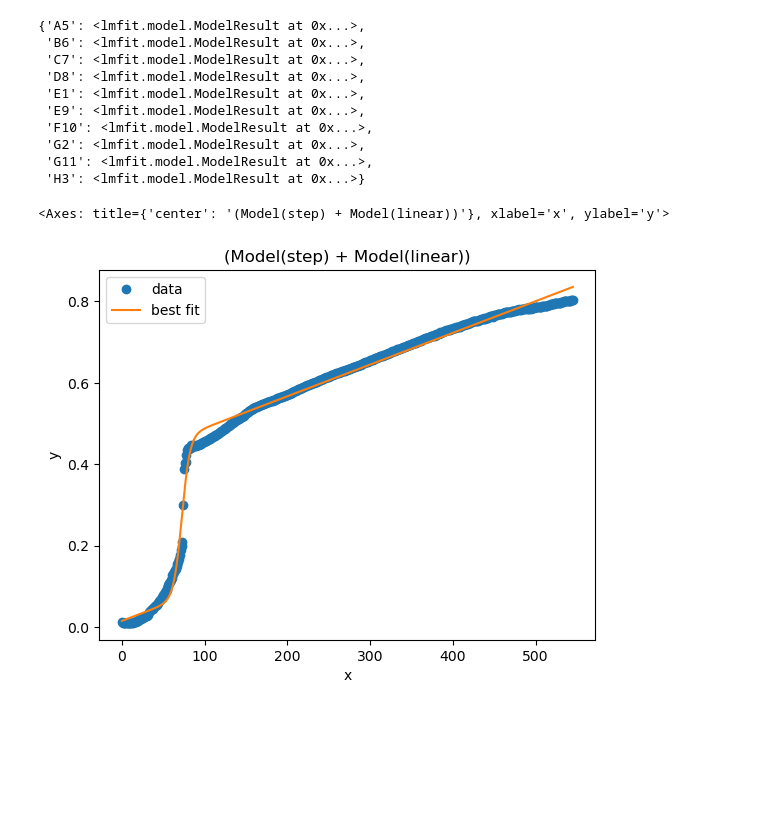
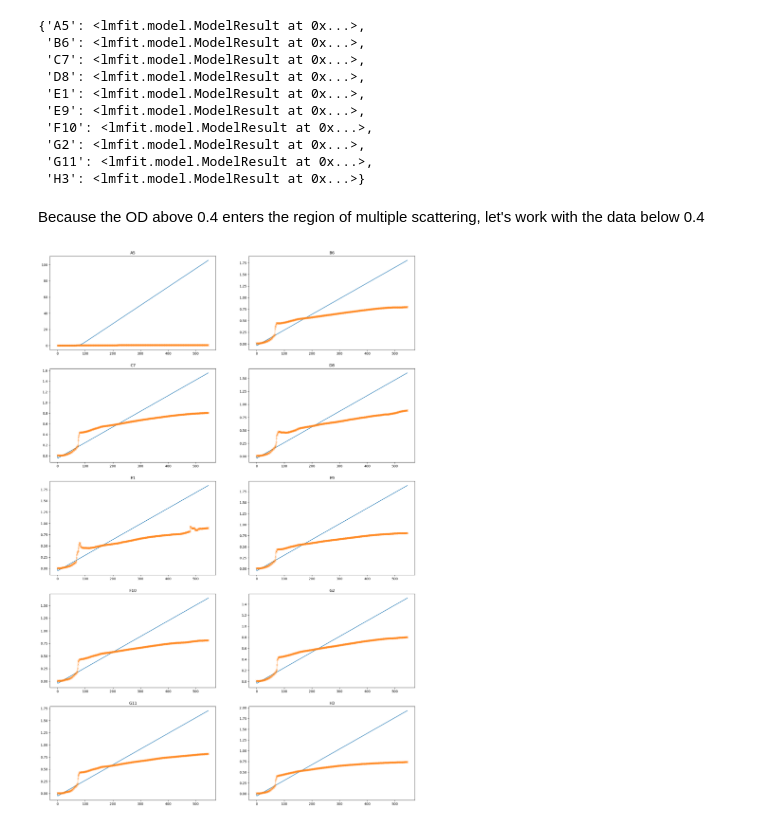
Before and after one commit to mpedraza98/trna, a Jupyter notebook: Fit_growth_curve.ipynb, the cells around one changed output. Drawn from its saved outputs; the diff is of its cells as text; code cells hidden in the pictures; blank space fills up the shorter version.

```diff
--- a/Fit_growth_curve.ipynb
+++ b/Fit_growth_curve.ipynb
@@ -86,14 +171,17 @@ plt.plot(mean_y[:threshold], marker = 'x')
 # %%
-def fit_lin_log(data):
+def fit_lin_log(data, single_scattering = False):
     params = {}
     # Array representing time
-    X = np.arange(df.shape[0])
+    X = np.arange(data.shape[0])
     for i in data.columns.values[1:-1]:
         # Temporary dictionary to store fit parameters
         temp_params = ["K", "Q", "B", "nu", "m", "b"]
 
         # Array with the OD values
         y = data[i].values
+        if single_scattering:
+            y = y[y <= 0.4]
+            X = np.arange(y.shape[0])
 
         # Initial position for optimization, initially using the same for all columns
         # Might be column dependant
@@ -103,15 +191,15 @@ def fit_lin_log(data):
 
     return params
 # %%
-def plot_fit(params):
+def plot_fit(data, params):
     nrows = len(params) // 2
     fig, ax = plt.subplots(nrows = nrows, ncols = 2, figsize = (20, 6 * nrows), sharex = False)
     #fig.subplots_adjust(hspace=0)
-
+    X = np.arange(data.shape[0])
     for i, axes in enumerate(ax.flat):
         col = list(params.keys())[i]
         axes.plot(log_lin(X, *list(params[col].values())))
-        axes.plot(df[col], 'x-', alpha = 0.5)
+        axes.plot(X, df[col], 'x-', alpha = 0.5)
         axes.set_title(col);
 # %%
 params = fit_lin_log(df[1:-1])
@@ -231,11 +319,6 @@ test
  'G2': <lmfit.model.ModelResult at 0x...>,
  'G11': <lmfit.model.ModelResult at 0x...>,
  'H3': <lmfit.model.ModelResult at 0x...>}
-# %%
-test['G2'].plot_fit()
-# %% [output]
-<Axes: title={'center': '(Model(step) + Model(linear))'}, xlabel='x', ylabel='y'>
-[figure, removed]
 # %%
 results_dict ={}
 for i in ['gc_delserCGA.csv', 'gc_wt.csv']:
@@ -257,3 +340,11 @@ for i in ['gc_delserCGA.csv', 'gc_wt.csv']:
 # %%
 for i in results_dict.keys():
     pd.DataFrame(results_dict[i]).to_csv('param_{}.csv'.format(i))
+# %% [markdown]
+Because the OD above 0.4 enters the region of multiple scattering, let's work with the data below 0.4
+# %%
+new_params = fit_lin_log(df, single_scattering = True)
+# %%
+plot_fit(df, new_params)
+# %% [output]
+[figure, added]
```
Also changed, not shown: parts of 7 cells of this notebook, 2 other files.
